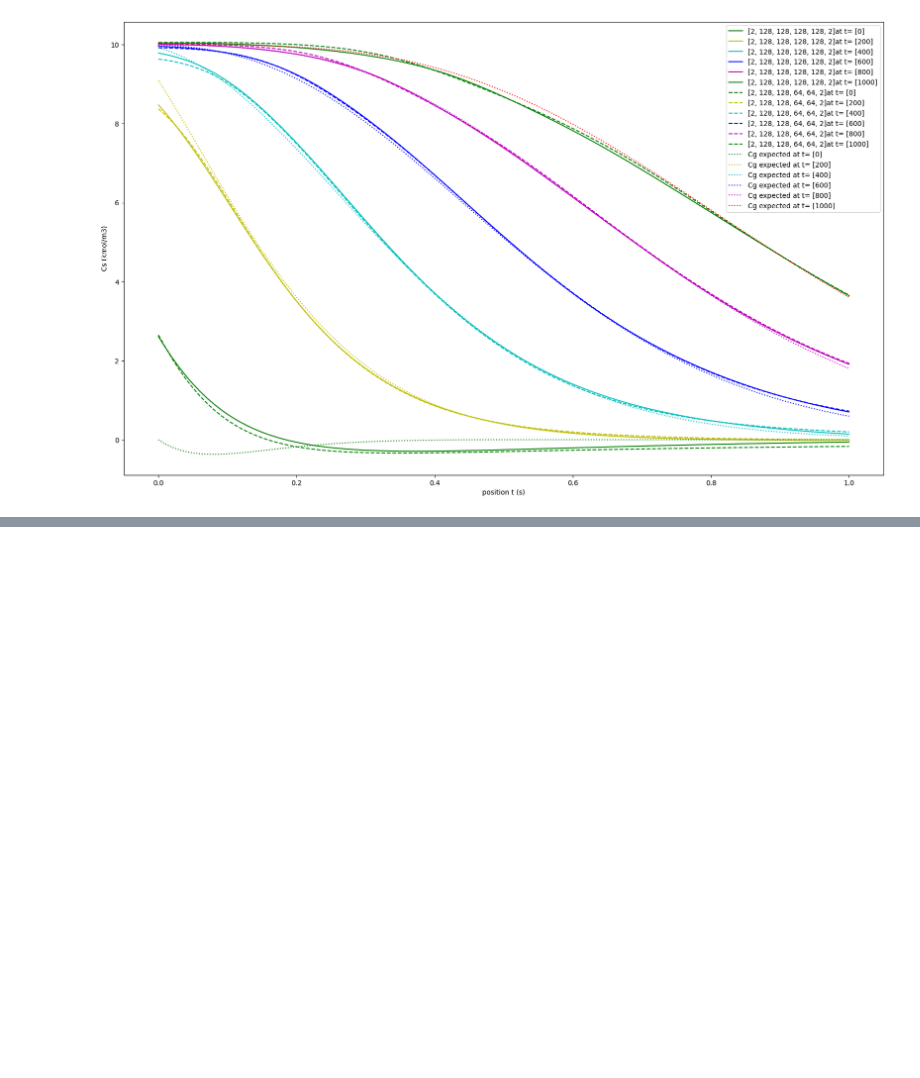
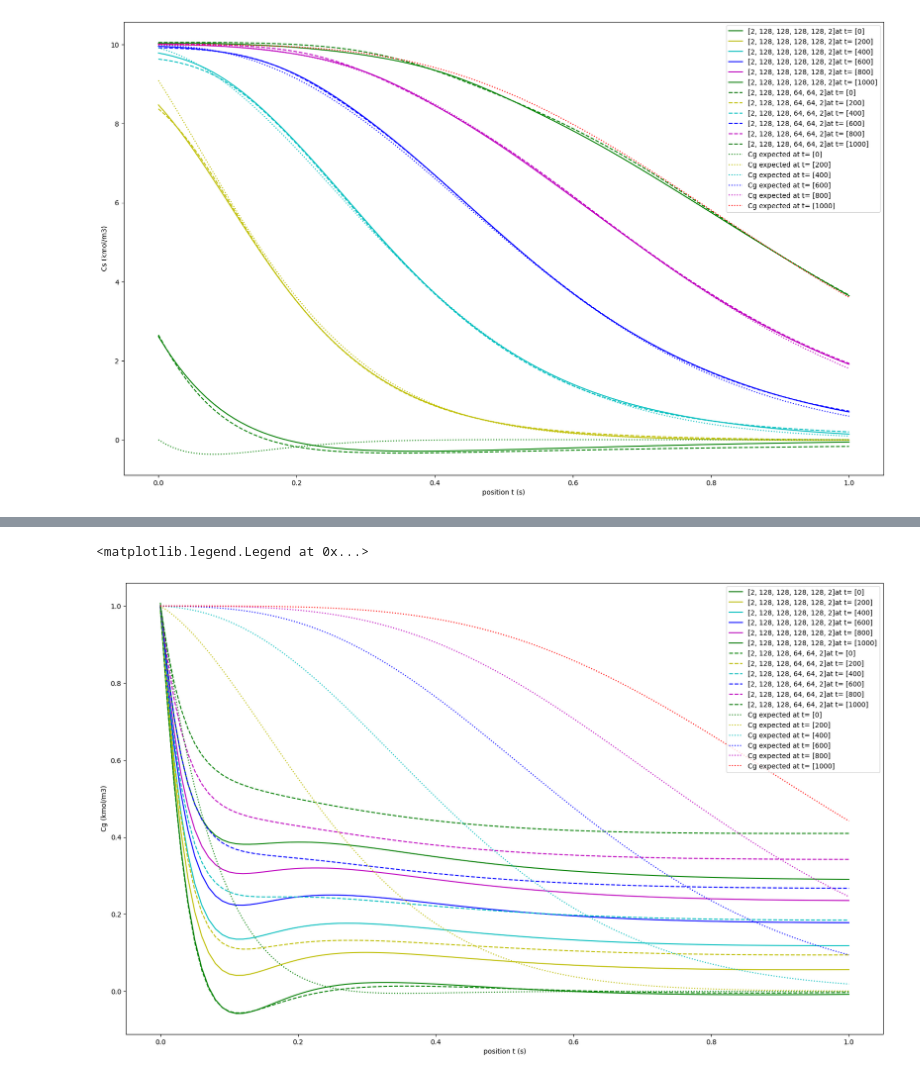
Before and after one commit to Giraud-Pierre/PINN_for_SEDMES, a Jupyter notebook: main/AdsorptionAnalyticalSol.ipynb, the cells around one changed output, grey strips where cells are left out. Cells and saved outputs as stored; diff of their text form; code cells hidden in the pictures; blank space fills up the shorter version.

Commit message:
Add differential + solution

```diff
--- a/main/AdsorptionAnalyticalSol.ipynb
+++ b/main/AdsorptionAnalyticalSol.ipynb
@@ -400,0 +403,5 @@ def Debug(self):
+# %%
+a=np.array([[1],[2],[3]])
+b = a+3
+c=a+6
+np.concatenate((a,b,c))
@@ -684,0 +1119,13 @@ plt.legend()
+# %%
+#Compare with expected result from matlab model
+predict_CgSol = np.array(predict_Cg_Sol)
+predict_CsSol = np.array(predict_Cs_Sol)
+predict_CgSol = predict_CgSol.reshape(np.insert(exact_Cg.shape,0,predict_CgSol.shape[0]))
+predict_CsSol = predict_CsSol.reshape(np.insert(exact_Cs.shape,0,predict_CsSol.shape[0]))
+
+for idx in range(len(predict_CgSol)):
+  error_Cg = np.linalg.norm(exact_Cg.flatten()[:,None]-predict_CgSol[idx].flatten()[:,None],2)/np.linalg.norm(exact_Cg.flatten()[:,None],2)
+  error_Cs = np.linalg.norm(exact_Cs.flatten()[:,None]-predict_CsSol[idx].flatten()[:,None],2)/np.linalg.norm(exact_Cs.flatten()[:,None],2)
+  print('Error Cg Sol ' + str(DifferentLayers[idx]) + ' : %e' % (error_Cg) )
+  print('Error Cs Sol ' + str(DifferentLayers[idx]) + ' : %e' % (error_Cs) )
+  print('\n')
@@ -684,0 +1150,23 @@ plt.legend()
+# %%
+#ploting results
+
+color = ['g', 'y', 'c', 'b', 'm', 'r', 'k']
+line = ['-', '--', '-.']
+line_idx = 0
+
+plt.figure(figsize=(20,12))
+for idx_model in [5,6]:
+  color_idx = 0
+  for idx_time in range(len(t)):
+    plt.plot(x, predict_CgSol[idx_model][idx_time].flatten(), color[color_idx%5], linestyle = line[line_idx], label = str(DifferentLayers[idx_model]) + "at t= " + str(t[idx_time]))
+    color_idx +=1
+  line_idx +=1
+
+for idx_time in range(len(t)):
+  plt.plot(x, exact_Cg[idx_time], color[idx_time], linestyle = ':', label = 'Cg expected at t= ' + str(t[idx_time]))
+plt.ylabel("Cg (kmol/m3)")
+plt.xlabel('position t (s)')
+plt.legend()
+# %% [output]
+<matplotlib.legend.Legend at 0x...>
+[figure, added]
```
Also changed, not shown: parts of 16 cells of this notebook.
